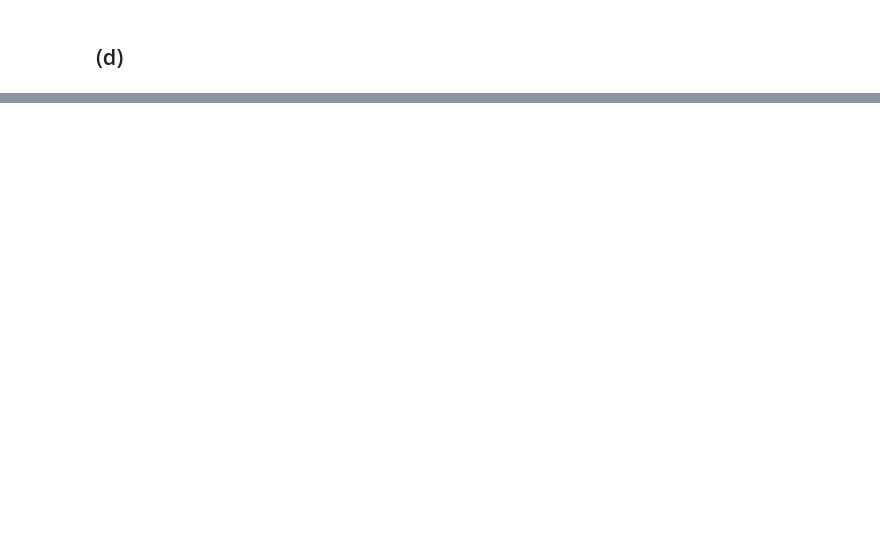
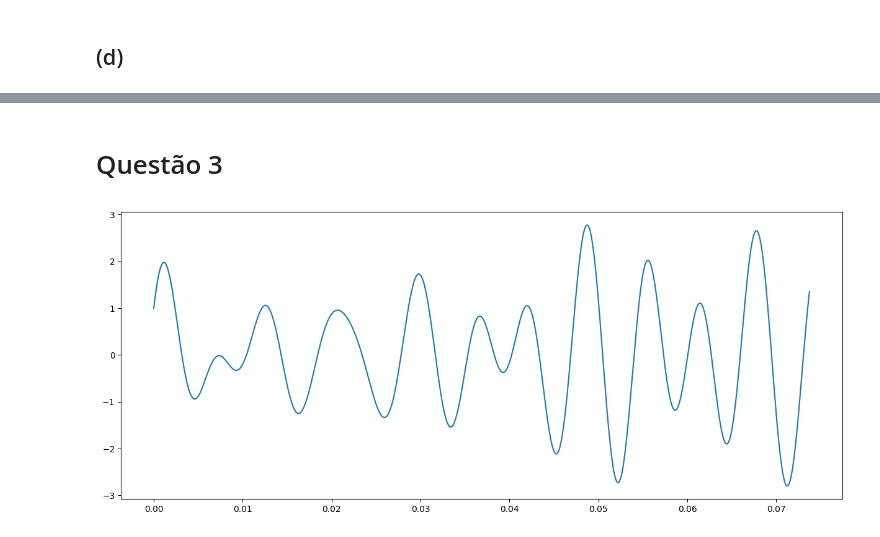
Before and after one commit to DaniDanyDani/CEL100-UFJF, a Jupyter notebook: src/Trabalho1.ipynb, the cells around one changed output, grey strips where cells are left out. Saved outputs shown, nothing was run; the diff lists cells and outputs as text; code cells hidden in the pictures; blank space fills up the shorter version.

```diff
--- a/src/Trabalho1.ipynb
+++ b/src/Trabalho1.ipynb
@@ -171,0 +116,21 @@ Sucesso! Arquivo '../data/forcewithyou_hp.wav' salvo com 22085 amostras.
+# %% [markdown]
+# Questão 3
+# %%
+def x_t(t):
+    return np.sin(300 * np.pi * t) + np.cos(325 * np.pi * t) + np.sin(217 * np.pi * t)
+
+w_min = 217 * np.pi
+f_min = (w_min)/(2* np.pi)
+T_min =  1/(f_min)
+
+t = np.linspace(0, 8 * T_min, 1000)
+
+plt.figure(figsize=(15, 6))
+plt.plot(t, x_t(t))
+plt.show()
+
+w_max = 325 * np.pi
+f_max = w_max / (2 * np.pi)
+T_max = 1/(f_max)
+# %% [output]
+[figure, added]
```
Also changed, not shown: parts of 5 cells of this notebook, 3 other files.
